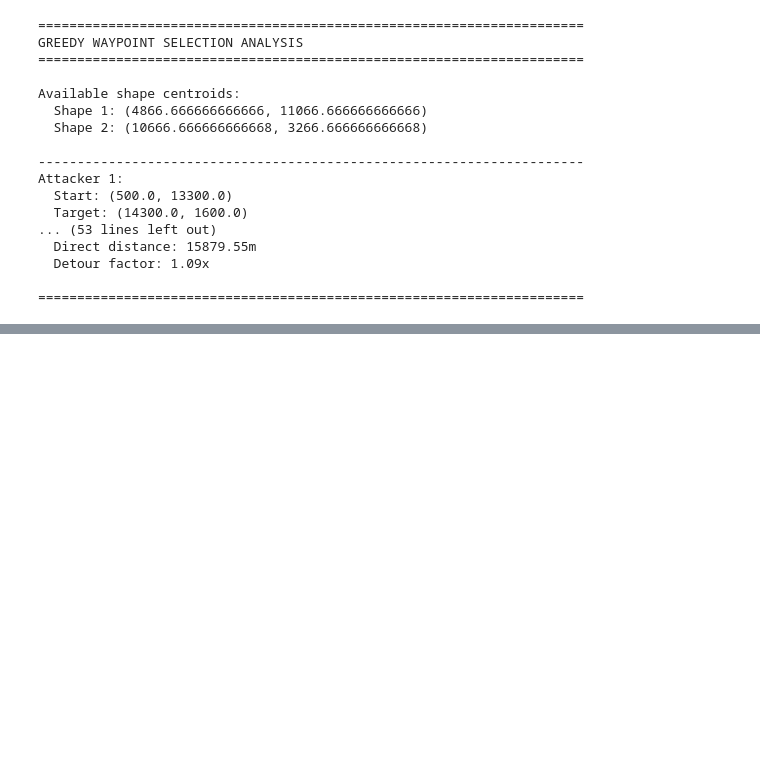
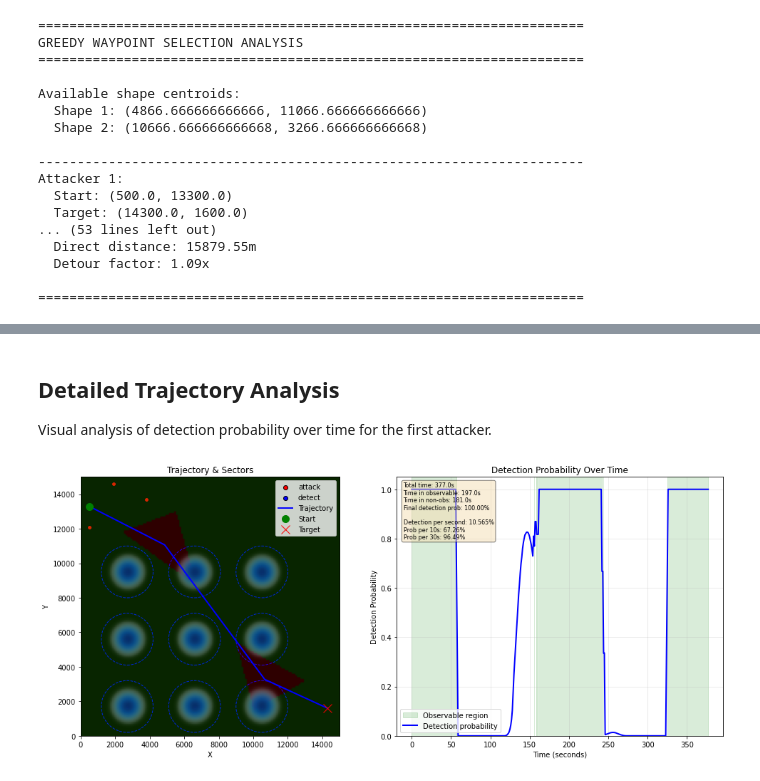
Before and after one commit to Mullerio/EDTHBerlin, a Jupyter notebook: utils/test_greedy_visualization.ipynb, the cells around one changed output, grey strips where cells are left out. Saved outputs shown, nothing was run; the diff lists cells and outputs as text; code cells hidden in the pictures; blank space fills up the shorter version.

```diff
--- a/utils/test_greedy_visualization.ipynb
+++ b/utils/test_greedy_visualization.ipynb
@@ -136,0 +392,10 @@ Attacker 1:
+# %% [markdown]
+## Detailed Trajectory Analysis
+
+Visual analysis of detection probability over time for the first attacker.
+# %%
+# Detailed analysis with plots for first attacker
+if len(attackers) > 0:
+    sector_env.visualize_trajectory_analysis(attackers[0], figsize=(14, 6))
+# %% [output]
+[figure, added]
```
Also changed, not shown: parts of 15 cells of this notebook, 3 other files.
